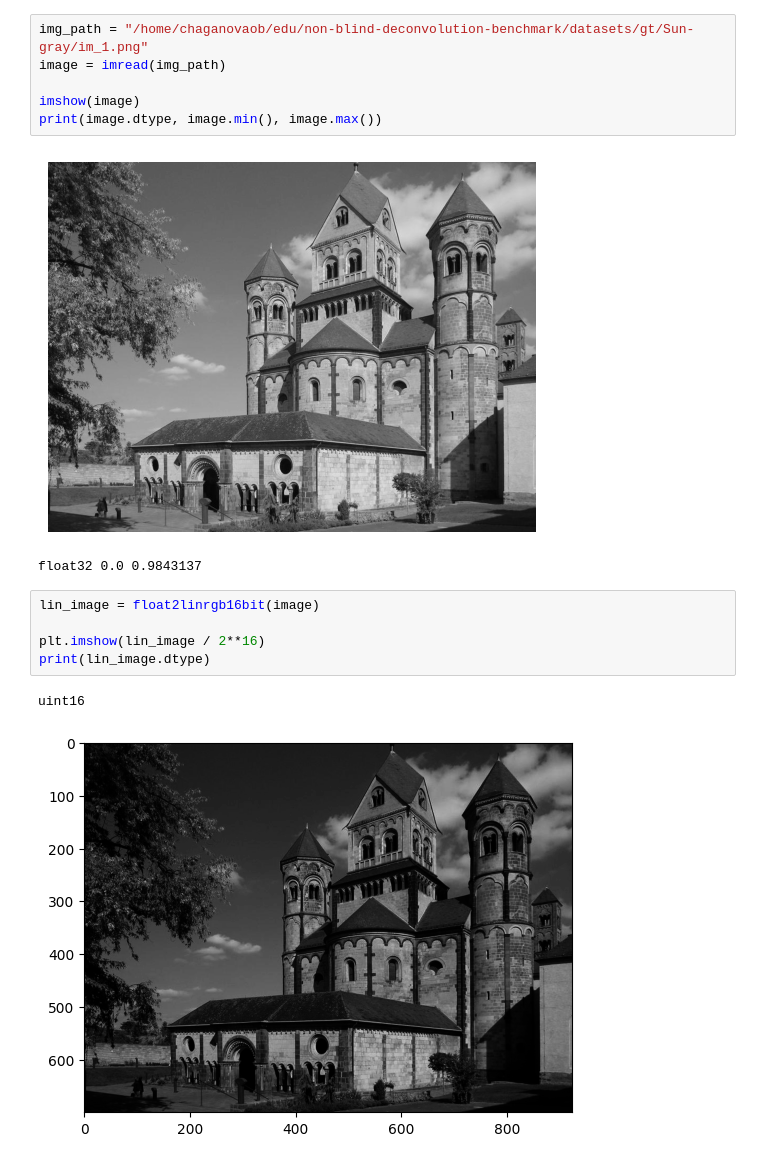
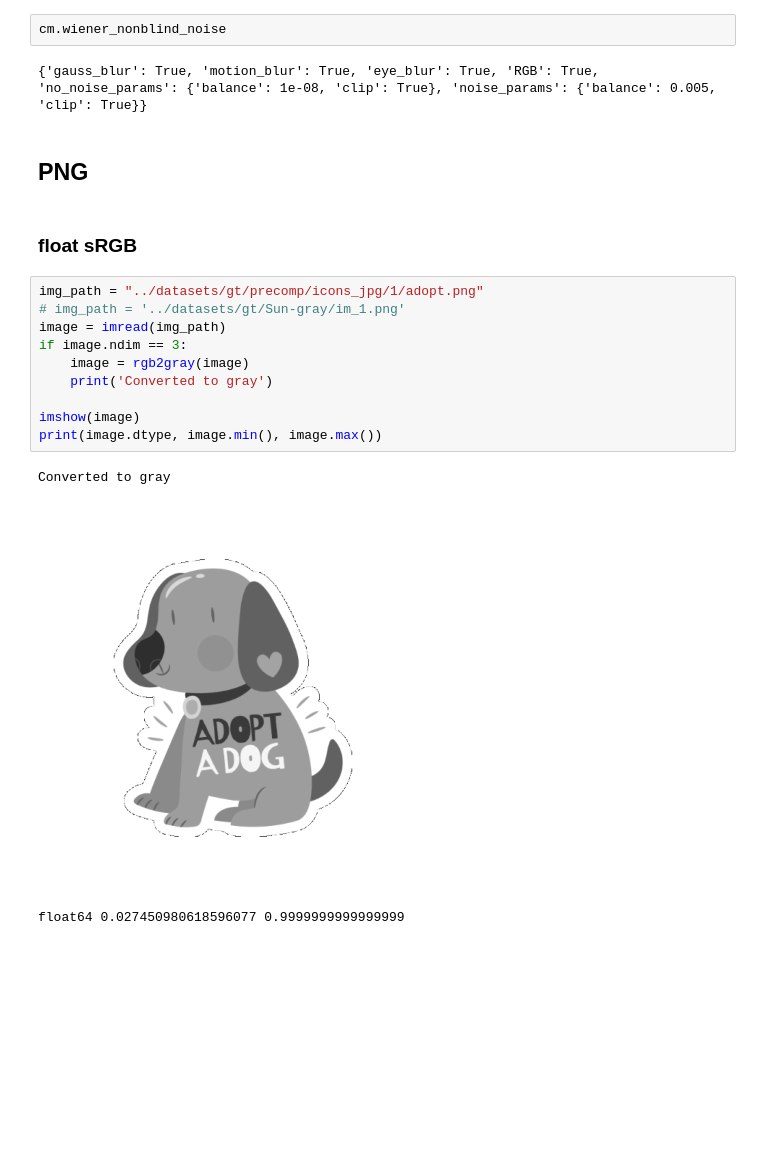
Before and after one commit to OlgaChaganova/non-blind-deconvolution-benchmark, a Jupyter notebook: notebooks/discretization.ipynb, the cells around one changed output. Drawn from its saved outputs; the diff is of its cells as text; blank space fills up the shorter version.

```diff
--- a/notebooks/discretization.ipynb
+++ b/notebooks/discretization.ipynb
@@ -14,17 +30,22 @@ plt.gray()
+# %%
+cm.wiener_nonblind_noise
+# %% [output]
+{'gauss_blur': True, 'motion_blur': True, 'eye_blur': True, 'RGB': True, 'no_noise_params': {'balance': 1e-08, 'clip': True}, 'noise_params': {'balance': 0.005, 'clip': True}}
+# %% [markdown]
+## PNG
+# %% [markdown]
+### float sRGB
 # %%
-img_path = "/home/chaganovaob/edu/non-blind-deconvolution-benchmark/datasets/gt/Sun-gray/im_1.png"
+img_path = "../datasets/gt/precomp/icons_jpg/1/adopt.png"
+# img_path = '../datasets/gt/Sun-gray/im_1.png'
 image = imread(img_path)
+if image.ndim == 3:
+    image = rgb2gray(image)
+    print('Converted to gray')
 
 imshow(image)
 print(image.dtype, image.min(), image.max())
 # %% [output]
+Converted to gray
-[figure, old version]
+[figure, new version]
-float32 0.0 0.9843137
+float64 0.027450980618596077 0.9999999999999999
-# %%
-lin_image = float2linrgb16bit(image)
-
-plt.imshow(lin_image / 2**16)
-print(lin_image.dtype)
-# %% [output]
-uint16
-[figure, removed]
```
Also changed, not shown: parts of 13 cells of this notebook.
